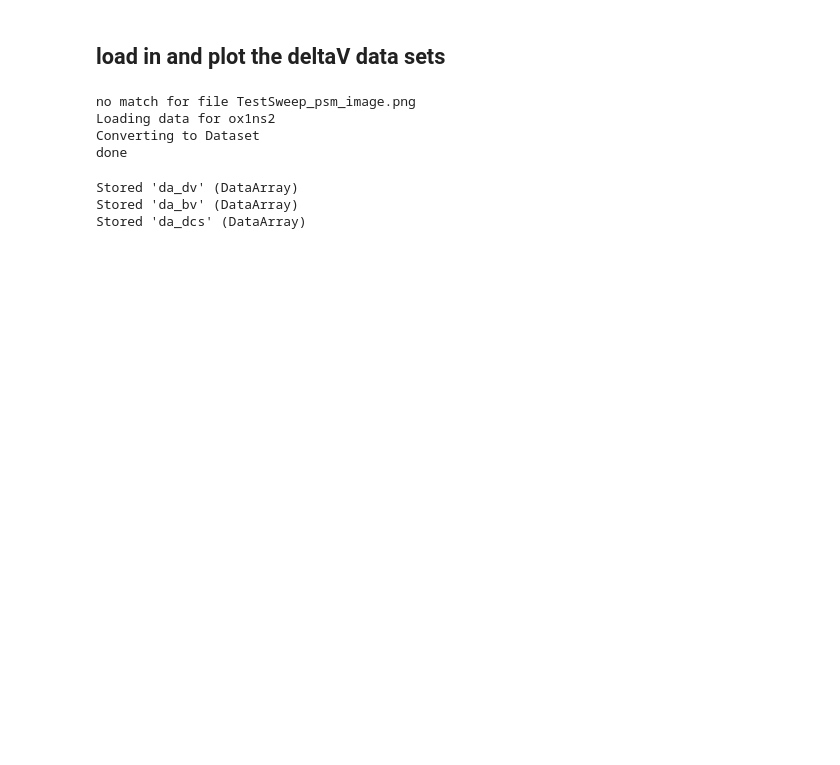
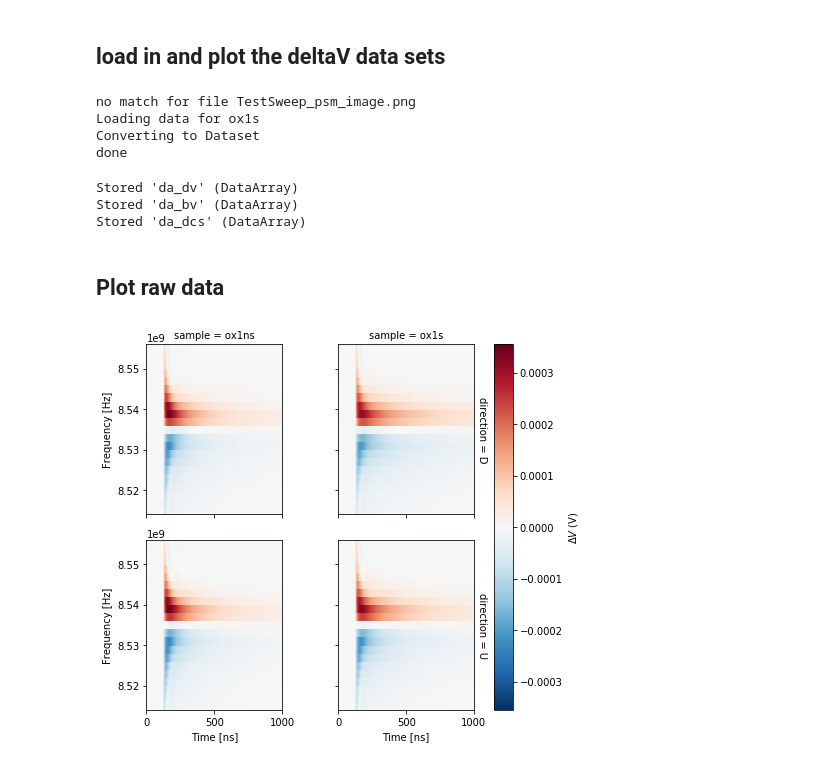
Before and after one commit to aspitarl/TRMC, a Jupyter notebook: RawDataLoad.ipynb, the cells around one changed output. Drawn from its saved outputs; the diff is of its cells as text; code cells hidden in the pictures; blank space fills up the shorter version.

```diff
--- a/RawDataLoad.ipynb
+++ b/RawDataLoad.ipynb
@@ -18,9 +24,10 @@ import itertools
 basedir = 'C:\\Users\\aspit\\OneDrive\\Data\\TRMC\\Raw Data'
 # basedir = 'C://Users/coe_apirate/OneDrive/Data/TRMC/Raw Data'
 fps = {
+#     'cs': os.path.join(basedir,'20190225\EPFL_2_C_2'),
     'ox1ns': os.path.join(basedir,'20190224\Ox1ns'),
     'ox1s': os.path.join(basedir,'20190224\Ox1s'),
-    'ox1ns2': os.path.join(basedir,'20190224\Ox1ns2'),
+#     'ox1ns2': os.path.join(basedir,'20190224\Ox1ns2'),
 #     'bia': os.path.join(basedir,'20190128\Bi_A_2'),
 #     'bid': os.path.join(basedir,'20190201\Sample_D_2'),
 #     'bic': os.path.join(basedir,'20190130\Sample Bi_C_2_2'),
@@ -97,7 +104,7 @@ da_bv = xr.concat(das_bv,dim = 'sample')
 print('done')
 # %% [output]
 no match for file TestSweep_psm_image.png
-Loading data for ox1ns2
+Loading data for ox1s
 Converting to Dataset
 done
 # %%
@@ -133,3 +140,17 @@ da_dcs.coords['freqt'].attrs = dict(units = 'Hz', long_name = 'Set Frequency')
 Stored 'da_dv' (DataArray)
 Stored 'da_bv' (DataArray)
 Stored 'da_dcs' (DataArray)
+# %% [markdown]
+## Plot raw data
+# %%
+col = None if (len(da_dv.indexes['sample']) == 1)  else 'sample'
+row = None if (len(da_dv.indexes['direction']) == 1)  else 'direction'
+timeslice = slice(0e-9,1000e-9)
+# %%
+g = da_dv.dropna('fluence','all').mean('fluence').sel(time = timeslice).plot(x = 'time', y = 'freq', row = row, col = col)
+
+axs = g.axes.flatten() if type(g.axes) == np.ndarray else [g.axes]
+for ax in axs:
+    ax.xaxis.set_major_formatter(FuncFormatter(plot.exp_formatter(-9).func))
+# %% [output]
+[figure, added]
```
Also changed, not shown: parts of 7 cells of this notebook, 1 other file.
